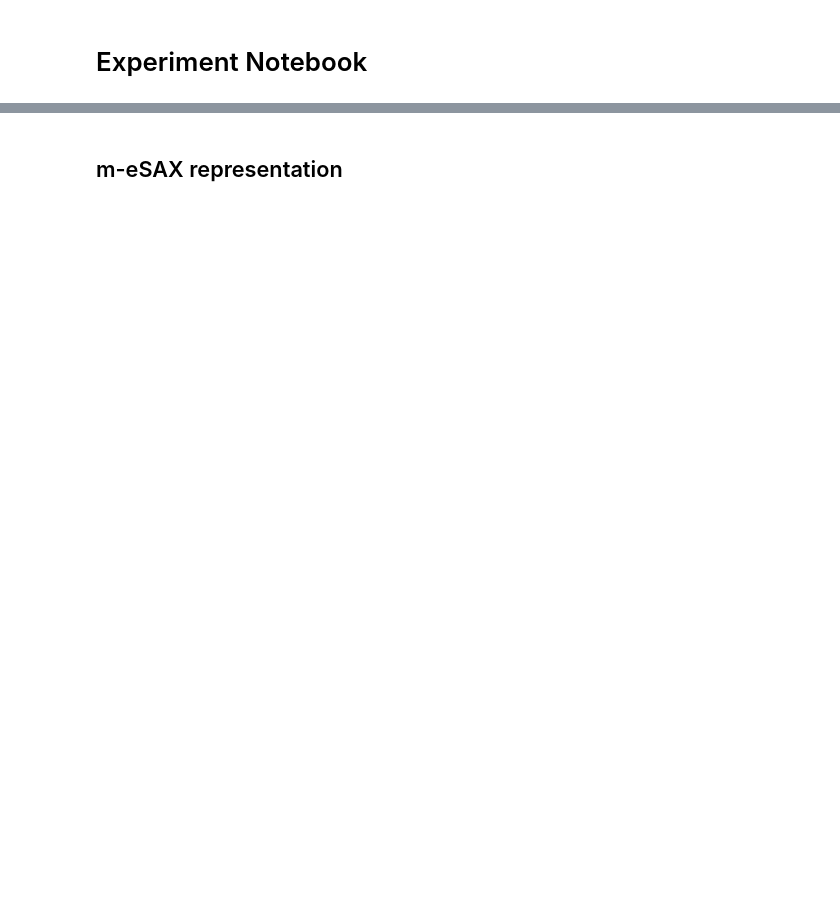
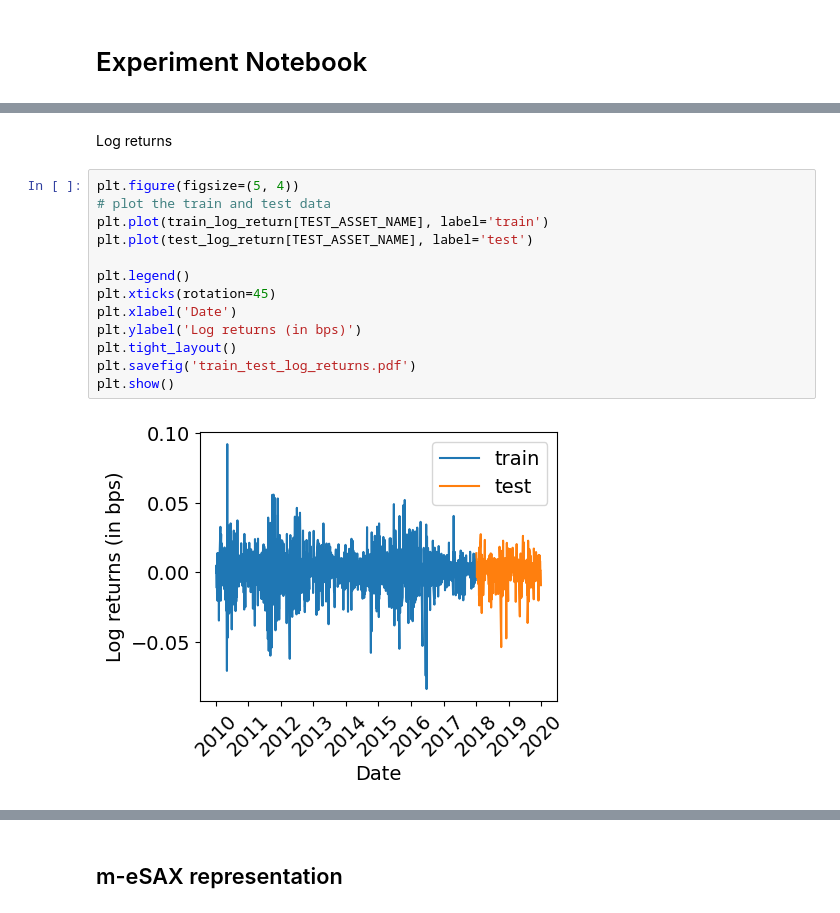
Before and after one commit to SullivanCastro/TimeSeriesProject, a Jupyter notebook: experiments.ipynb, the cells around one changed output, grey strips where cells are left out. Saved outputs shown, nothing was run; the diff lists cells and outputs as text; blank space fills up the shorter version.

```diff
--- a/experiments.ipynb
+++ b/experiments.ipynb
@@ -50,0 +79,17 @@ plt.show()
+# %% [markdown]
+Log returns
+# %%
+plt.figure(figsize=(5, 4))
+# plot the train and test data
+plt.plot(train_log_return[TEST_ASSET_NAME], label='train')
+plt.plot(test_log_return[TEST_ASSET_NAME], label='test')
+
+plt.legend()
+plt.xticks(rotation=45)
+plt.xlabel('Date')
+plt.ylabel('Log returns (in bps)')
+plt.tight_layout()
+plt.savefig('train_test_log_returns.pdf')
+plt.show()
+# %% [output]
+[figure, added]
```
Also changed, not shown: parts of 22 cells of this notebook, 1 other file.
